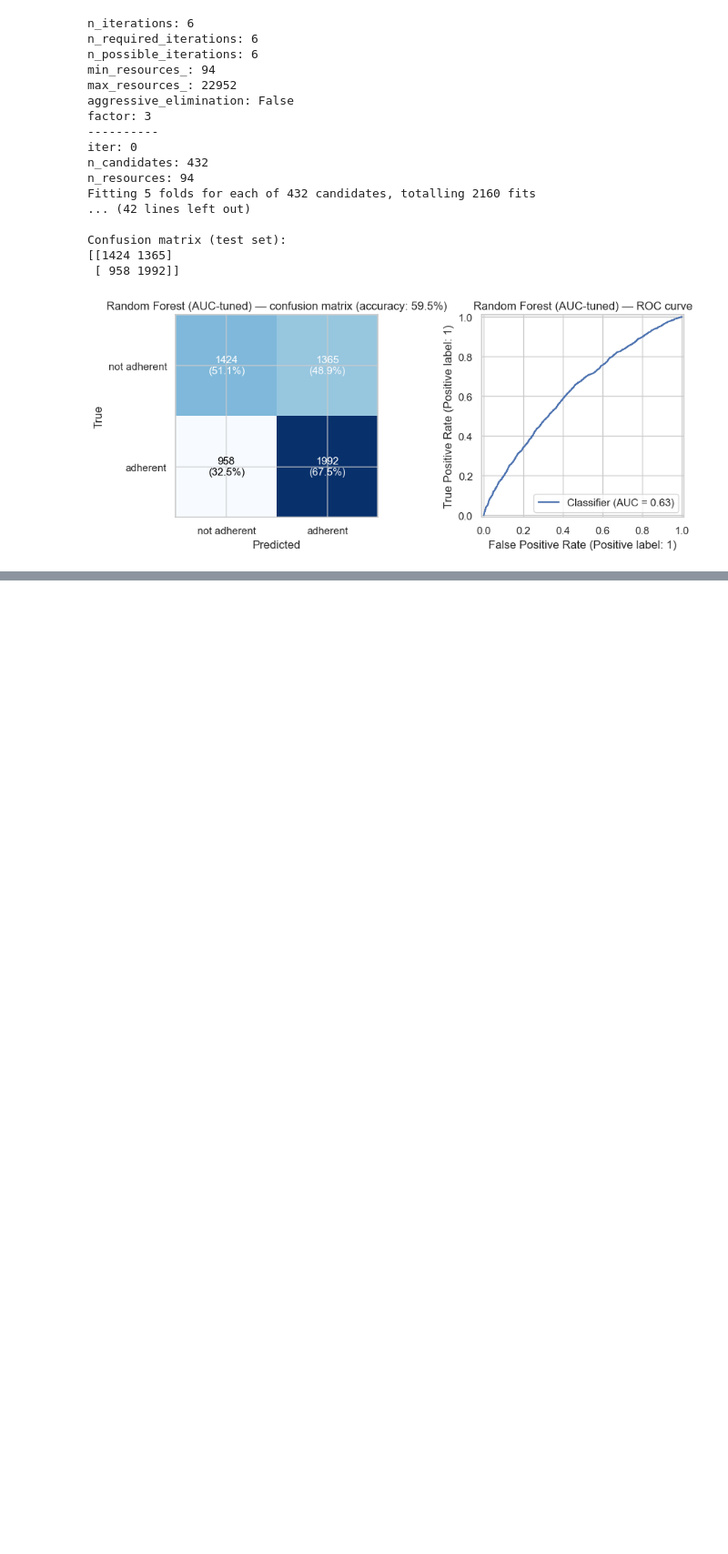
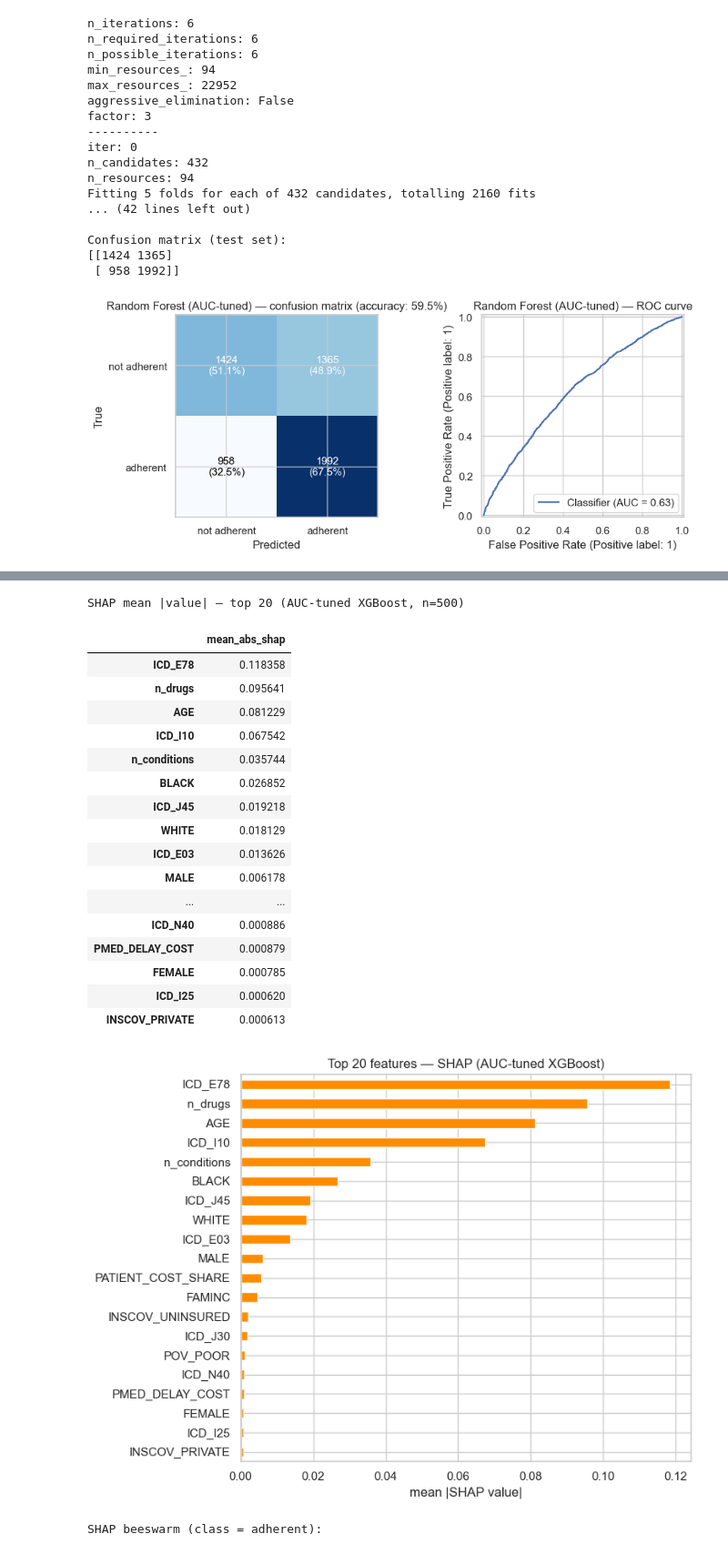
Before and after one commit to FrianaEngineer/Medical-Adherence, a Jupyter notebook: Notebooks/allYearMergeClean.ipynb, the cells around one changed output, grey strips where cells are left out. Shown at 91% size. Saved outputs shown, nothing was run; the diff lists cells and outputs as text; code cells hidden in the pictures; blank space fills up the shorter version.

```diff
--- a/Notebooks/allYearMergeClean.ipynb
+++ b/Notebooks/allYearMergeClean.ipynb
@@ -1557,0 +1875,69 @@ print(
+# %%
+# XGBoost — SHAP (optional; skip gracefully if shap is not installed)
+
+SHAP_SAMPLE_XGB = 500
+
+try:
+    import shap
+except ImportError:
+    print("shap not installed — skip SHAP cell (pip install shap)")
+else:
+    X_shap_xgb = X_train_xgb.sample(
+        n=min(SHAP_SAMPLE_XGB, len(X_train_xgb)), random_state=RANDOM_STATE
+    )
+    explainer_xgb = shap.TreeExplainer(model_xgb_imp)
+    shap_values_xgb = explainer_xgb.shap_values(X_shap_xgb)
+
+    if isinstance(shap_values_xgb, list):
+        shap_pos_xgb = shap_values_xgb[1]
+    elif getattr(shap_values_xgb, "ndim", 0) == 3:
+        shap_pos_xgb = shap_values_xgb[:, :, 1]
+    else:
+        shap_pos_xgb = shap_values_xgb
+
+    mean_abs_shap_xgb = (
+        pd.Series(np.abs(shap_pos_xgb).mean(axis=0), index=X_shap_xgb.columns)
+        .sort_values(ascending=False)
+    )
+
+    print(
+        f"SHAP mean |value| — top {TOP_N_XGB} "
+        f"({model_xgb_label} XGBoost, n={len(X_shap_xgb)})"
+    )
+    display(mean_abs_shap_xgb.head(TOP_N_XGB).to_frame("mean_abs_shap"))
+
+    fig, ax = plt.subplots(figsize=(8, 6))
+    mean_abs_shap_xgb.head(TOP_N_XGB).iloc[::-1].plot(
+        kind="barh", ax=ax, color="darkorange"
+    )
+    ax.set_xlabel("mean |SHAP value|")
+    ax.set_title(f"Top {TOP_N_XGB} features — SHAP ({model_xgb_label} XGBoost)")
+    plt.tight_layout()
+    plt.show()
+
+    print("SHAP beeswarm (class = adherent):")
+    shap.summary_plot(shap_pos_xgb, X_shap_xgb, max_display=TOP_N_XGB, show=False)
+    plt.title(f"SHAP beeswarm — {model_xgb_label} XGBoost")
+    plt.tight_layout()
+    plt.show()
+# %% [output]
+SHAP mean |value| — top 20 (AUC-tuned XGBoost, n=500)
+|  | mean_abs_shap |
+| ICD_E78 | 0.118358 |
+| n_drugs | 0.095641 |
+| AGE | 0.081229 |
+| ICD_I10 | 0.067542 |
+| n_conditions | 0.035744 |
+| BLACK | 0.026852 |
+| ICD_J45 | 0.019218 |
+| WHITE | 0.018129 |
+| ICD_E03 | 0.013626 |
+| MALE | 0.006178 |
+| ... | ... |
+| ICD_N40 | 0.000886 |
+| PMED_DELAY_COST | 0.000879 |
+| FEMALE | 0.000785 |
+| ICD_I25 | 0.000620 |
+| INSCOV_PRIVATE | 0.000613 |
+[figure, added]
+SHAP beeswarm (class = adherent):
```
Also changed, not shown: parts of 9 cells of this notebook, 1 other file.
